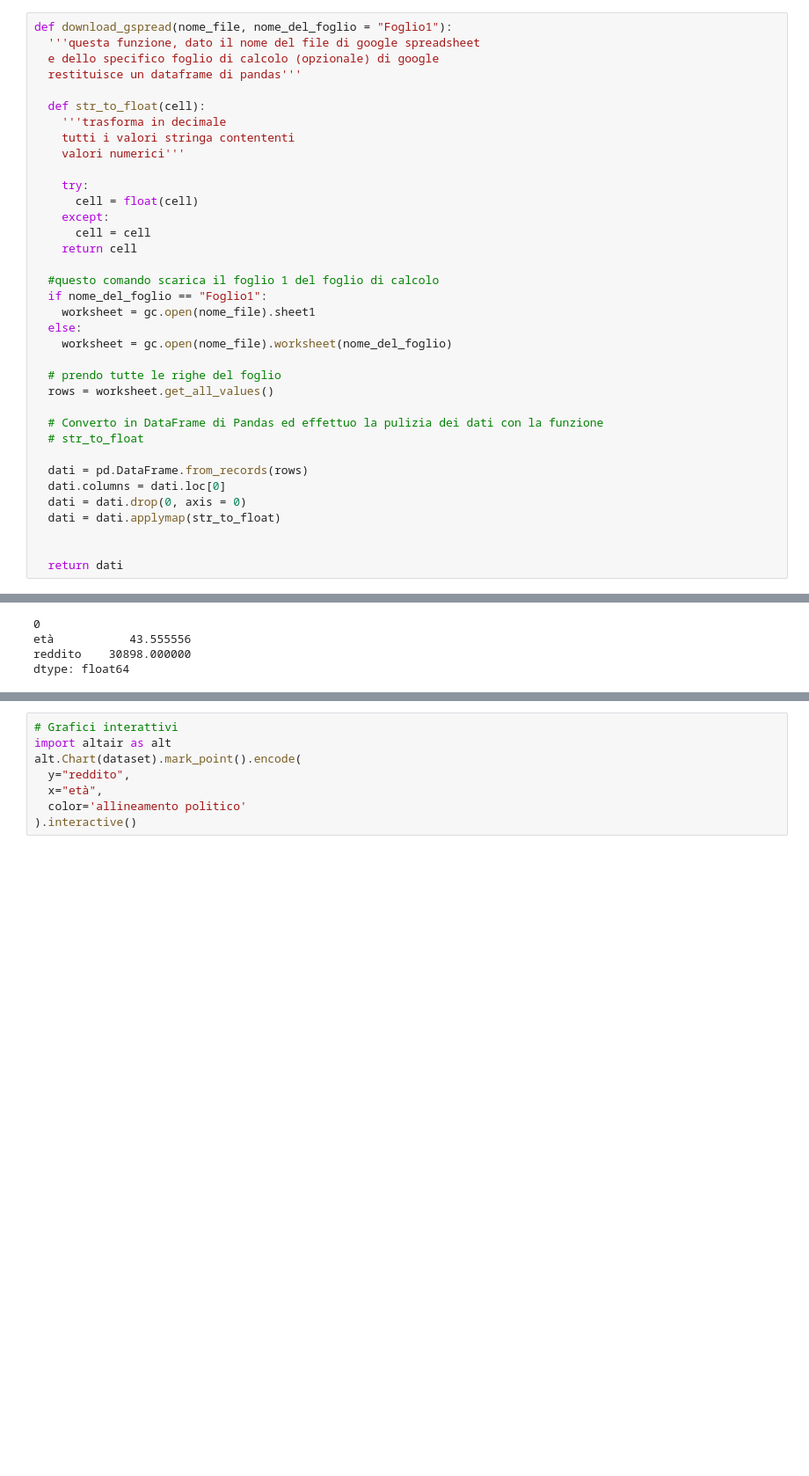
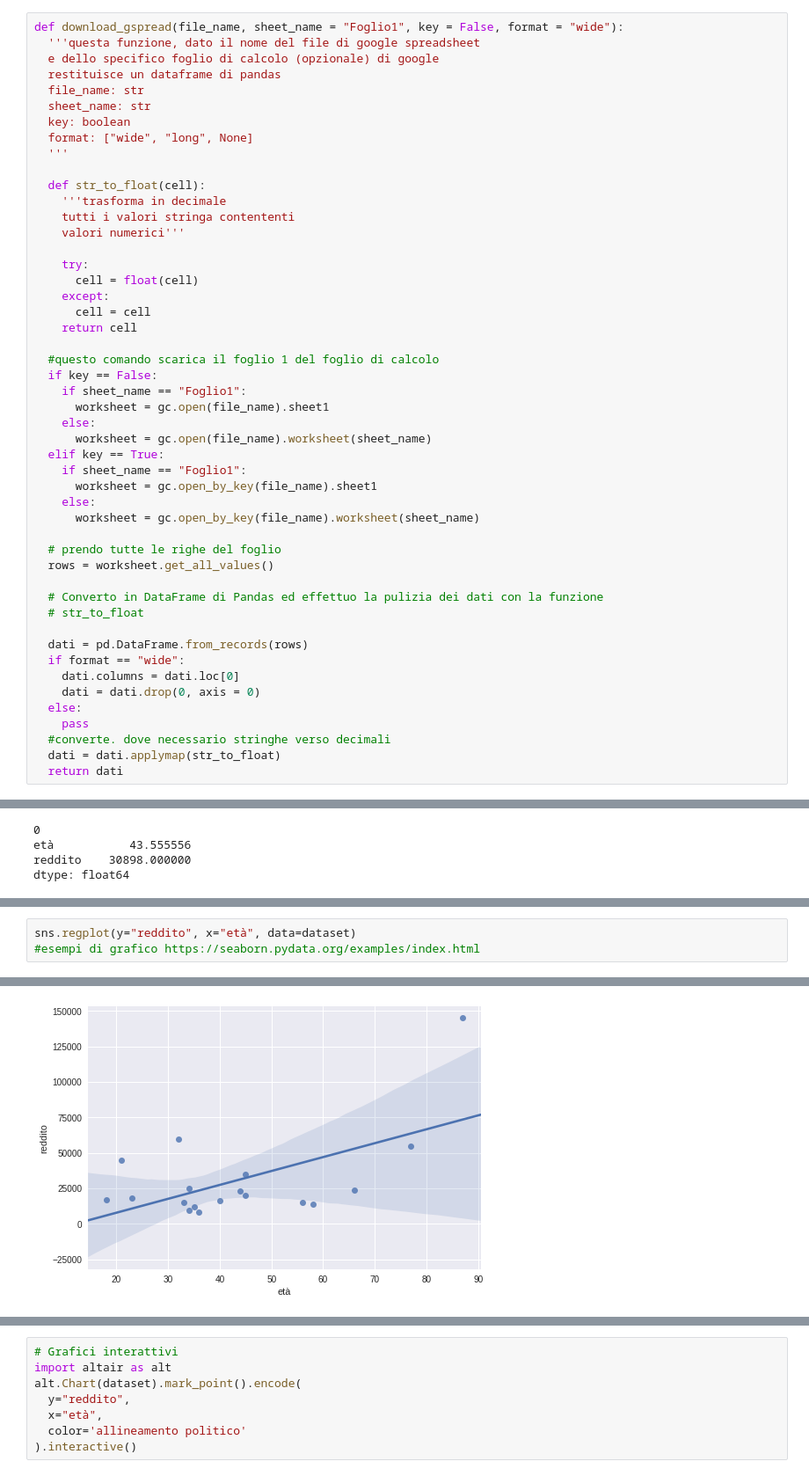
Before and after one commit to scarsellifi/open-notebook-science, a Jupyter notebook: corso_su_colaboratory.ipynb, the cells around one changed output, grey strips where cells are left out. Shown at 88% size. Cells and saved outputs as stored; diff of their text form; blank space fills up the shorter version.

Commit message:
Dimostrazione plot e esercizi di filtro

```diff
--- a/corso_su_colaboratory.ipynb
+++ b/corso_su_colaboratory.ipynb
@@ -31,10 +31,15 @@ from oauth2client.client import GoogleCredentials
 #la procedura
 gc = gspread.authorize(GoogleCredentials.get_application_default())
 # %%
-def download_gspread(nome_file, nome_del_foglio = "Foglio1"):
+def download_gspread(file_name, sheet_name = "Foglio1", key = False, format = "wide"):
   '''questa funzione, dato il nome del file di google spreadsheet
   e dello specifico foglio di calcolo (opzionale) di google
-  restituisce un dataframe di pandas'''
+  restituisce un dataframe di pandas
+  file_name: str
+  sheet_name: str
+  key: boolean
+  format: ["wide", "long", None]
+  '''
 
   def str_to_float(cell):
     '''trasforma in decimale
@@ -48,10 +53,16 @@ def download_gspread(nome_file, nome_del_foglio = "Foglio1"):
     return cell
 
   #questo comando scarica il foglio 1 del foglio di calcolo
-  if nome_del_foglio == "Foglio1":
-    worksheet = gc.open(nome_file).sheet1
-  else:
-    worksheet = gc.open(nome_file).worksheet(nome_del_foglio)
+  if key == False:
+    if sheet_name == "Foglio1":
+      worksheet = gc.open(file_name).sheet1
+    else:
+      worksheet = gc.open(file_name).worksheet(sheet_name)
+  elif key == True:
+    if sheet_name == "Foglio1":
+      worksheet = gc.open_by_key(file_name).sheet1
+    else:
+      worksheet = gc.open_by_key(file_name).worksheet(sheet_name)
 
   # prendo tutte le righe del foglio
   rows = worksheet.get_all_values()
@@ -60,11 +71,13 @@ def download_gspread(nome_file, nome_del_foglio = "Foglio1"):
   # str_to_float
 
   dati = pd.DataFrame.from_records(rows)
-  dati.columns = dati.loc[0]
-  dati = dati.drop(0, axis = 0)
+  if format == "wide":
+    dati.columns = dati.loc[0]
+    dati = dati.drop(0, axis = 0)
+  else:
+    pass
+  #converte. dove necessario stringhe verso decimali
   dati = dati.applymap(str_to_float)
-
-
   return dati
 # %%
 dataset = download_gspread("esercitazione")
@@ -77,0 +181,4 @@ dtype: float64
+# %%
+sns.regplot(y="reddito", x="età", data=dataset)
+#esempi di grafico https://seaborn.pydata.org/examples/index.html
+# %% [output]
@@ -78 +186,2 @@ dtype: float64
+[figure, added]
 # %%
```
Also changed, not shown: parts of 14 cells of this notebook.
